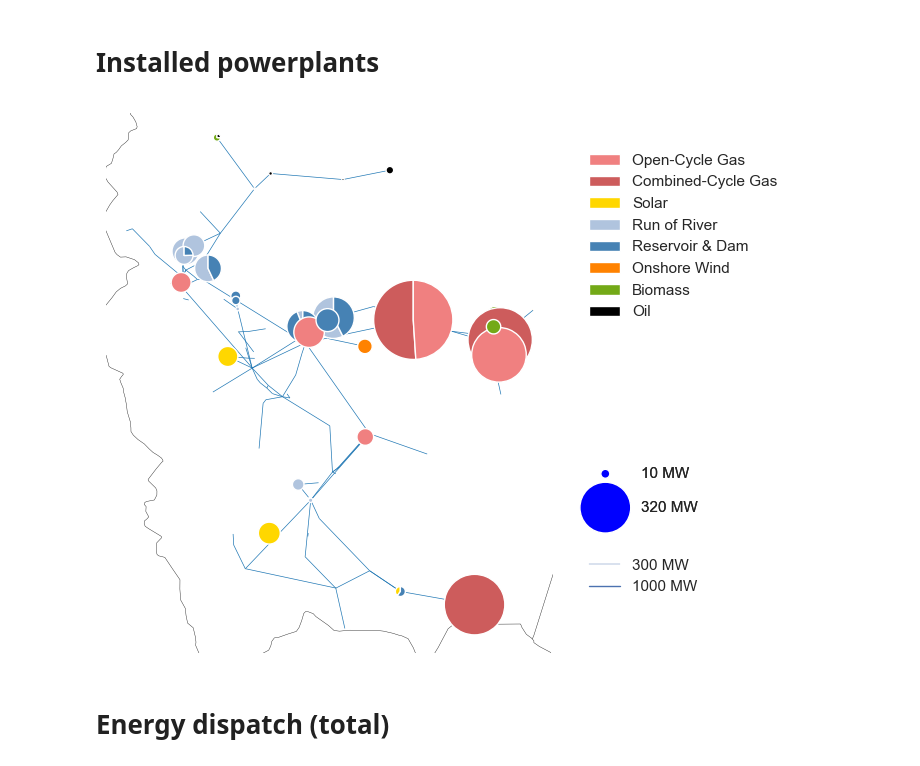
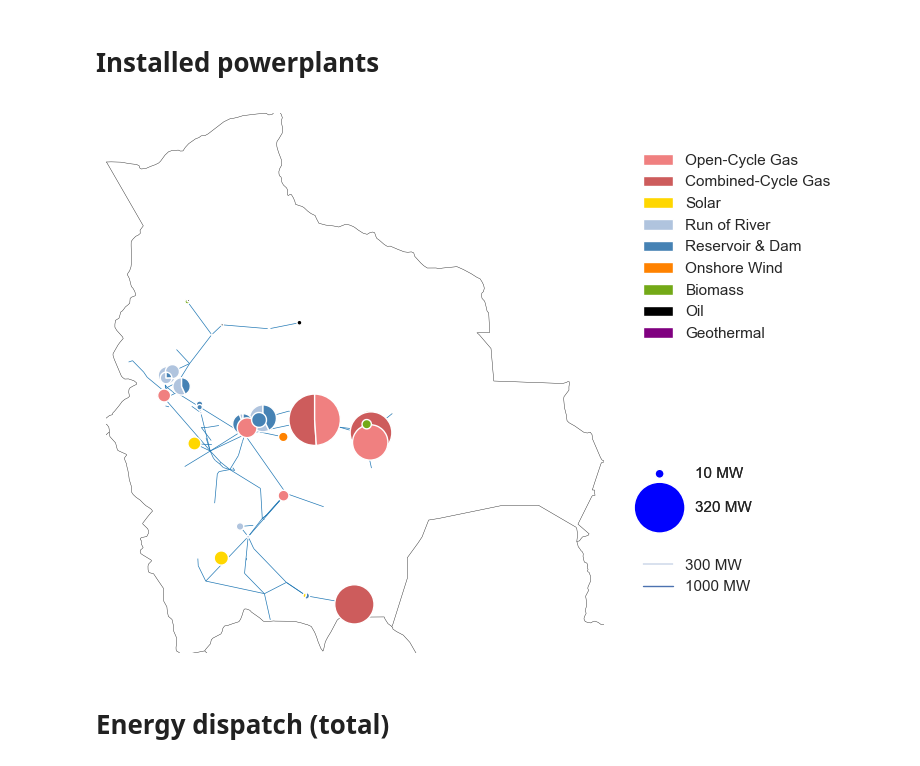
Before and after one commit to carlosfv92/pypsa-africa, a Jupyter notebook: Result_analysis/2020_4N_1Y_1H_CP20_NI_CL_WH/3_Dispatch_analysis.ipynb, the cells around one changed output. Drawn from its saved outputs; the diff is of its cells as text; code cells hidden in the pictures.

```diff
--- a/Result_analysis/2020_4N_1Y_1H_CP20_NI_CL_WH/3_Dispatch_analysis.ipynb
+++ b/Result_analysis/2020_4N_1Y_1H_CP20_NI_CL_WH/3_Dispatch_analysis.ipynb
@@ -170,7 +170,7 @@ plot_voronoi(
 from pypsa.plot import add_legend_circles, add_legend_lines, add_legend_patches
 # %%
 OCGT_color='lightcoral'
-CCGT_color='indianred'
+CCGT_color = 'indianred'
 Onwind_color='#ff8200'
 Solar_color='gold'
 ror_color='lightsteelblue'
@@ -180,6 +180,7 @@ battery_color='tan'
 oil_color='black'
 biomass_color='#73A917'
 demand_color='slategrey'
+geothermal_color = 'purple'
 load_color=demand_color
 # %%
 n=n_elec_pypsa
@@ -207,7 +208,7 @@ n.plot(
     line_colors="tab:blue",
     bus_colors={
         "coal": "#707070",
-        "geothermal": "#ba91b1",
+        "geothermal": geothermal_color,
         "lignite": "#9e5a01",
         "CCGT": CCGT_color,
         "biomass": biomass_color,
@@ -238,6 +239,7 @@ add_legend_patches(
         Onwind_color,
         biomass_color,
         oil_color,
+        geothermal_color
     ],
     [
         "Open-Cycle Gas",
@@ -248,37 +250,38 @@ add_legend_patches(
         "Onshore Wind",
         "Biomass",
         "Oil",
+        "Geothermal"
     ],
     legend_kw={"bbox_to_anchor": (1.05, 0.95), **legend_kwargs},
 )
 line_sizes = [300, 1000]  # in MW
 add_legend_lines(
     ax,
     [s / line_scale for s in line_sizes],
     [f"{s} MW" for s in line_sizes],
     legend_kw={"bbox_to_anchor": (1.05, 0.2), **legend_kwargs},
 )
 legend_circles_dict = {"bbox_to_anchor": (1.07, 0.37), "labelspacing": 1.3, **legend_kwargs}
 bus_sizes = [10, 320]  # in MW
 add_legend_circles(
     ax,
     [s / bus_scale for s in bus_sizes],
     [f"{s} MW" for s in bus_sizes],
     legend_kw=legend_circles_dict,
 )
 
 world = gpd.read_file(gpd.datasets.get_path("naturalearth_lowres"))
 shapes=world[world.name.isin(["Bolivia"])].set_index("name")
-#ax.set_extent([shapes.total_bounds[0], shapes.total_bounds[2],shapes.total_bounds[1], shapes.total_bounds[3]], crs=ccrs.PlateCarree())
+ax.set_extent([shapes.total_bounds[0], shapes.total_bounds[2],shapes.total_bounds[1], shapes.total_bounds[3]], crs=ccrs.PlateCarree())
 
 # save the plot
 image_format = 'png' # e.g .png, .svg, etc.
 #fig.savefig('distribution_source_bubbles_2.png', format=image_format, dpi=1200)
 
 # show the plot
 plt.show()
 # %% [output]
-[figure, old version]
+[figure, new version]
 # %% [markdown]
 # Energy dispatch (total)
 # %%
```
Also changed, not shown: parts of 10 cells of this notebook, 10 other files.
